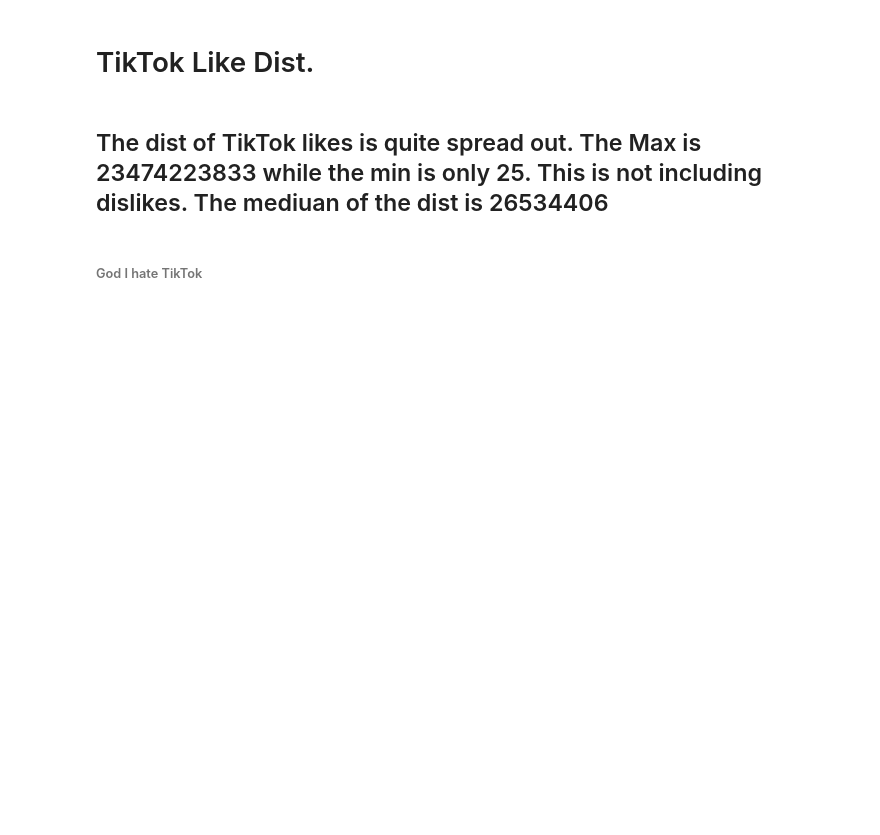
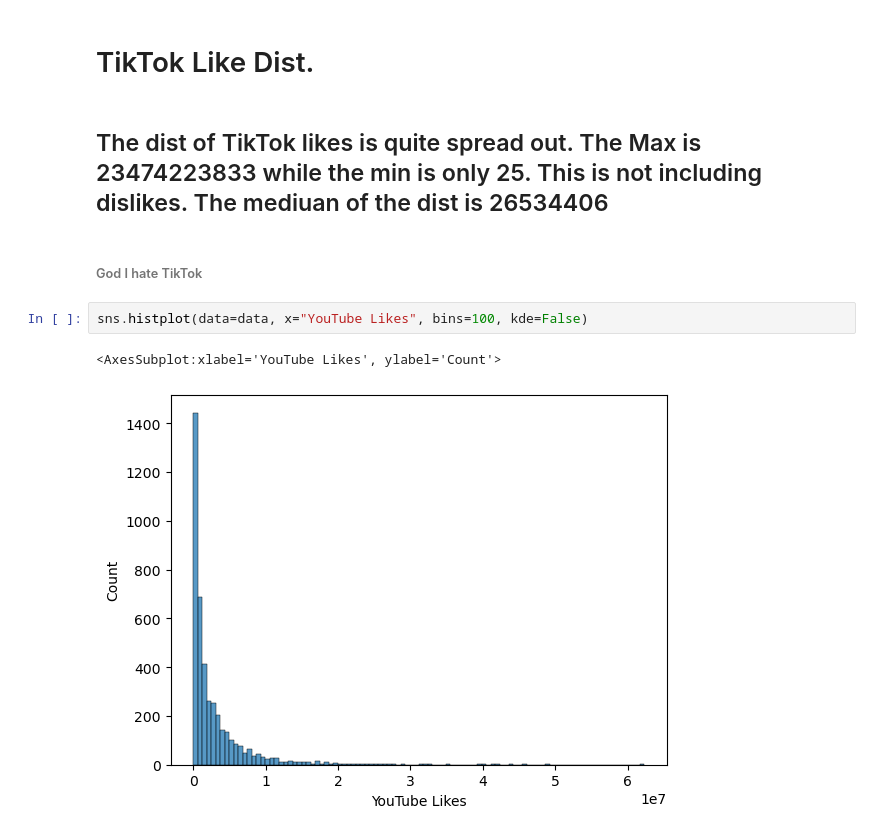
Before and after one commit to Google-Stein/CCIC-Artificial-Intelligence, a Jupyter notebook: Semester 1/Spotify/Spotify2024.ipynb, the cells around one changed output. Drawn from its saved outputs; the diff is of its cells as text; blank space fills up the shorter version.

```diff
--- a/Semester 1/Spotify/Spotify2024.ipynb
+++ b/Semester 1/Spotify/Spotify2024.ipynb
@@ -280,3 +280,8 @@ summary
 ## The dist of TikTok  likes is quite spread out. The Max is 23474223833 while the min is only 25. This is not including dislikes. The mediuan of the dist is 26534406
 # %% [markdown]
 ###### God I hate TikTok
+# %%
+sns.histplot(data=data, x="YouTube Likes", bins=100, kde=False)
+# %% [output]
+<AxesSubplot:xlabel='YouTube Likes', ylabel='Count'>
+[figure, added]
```
Also changed, not shown: parts of 2 cells of this notebook.
